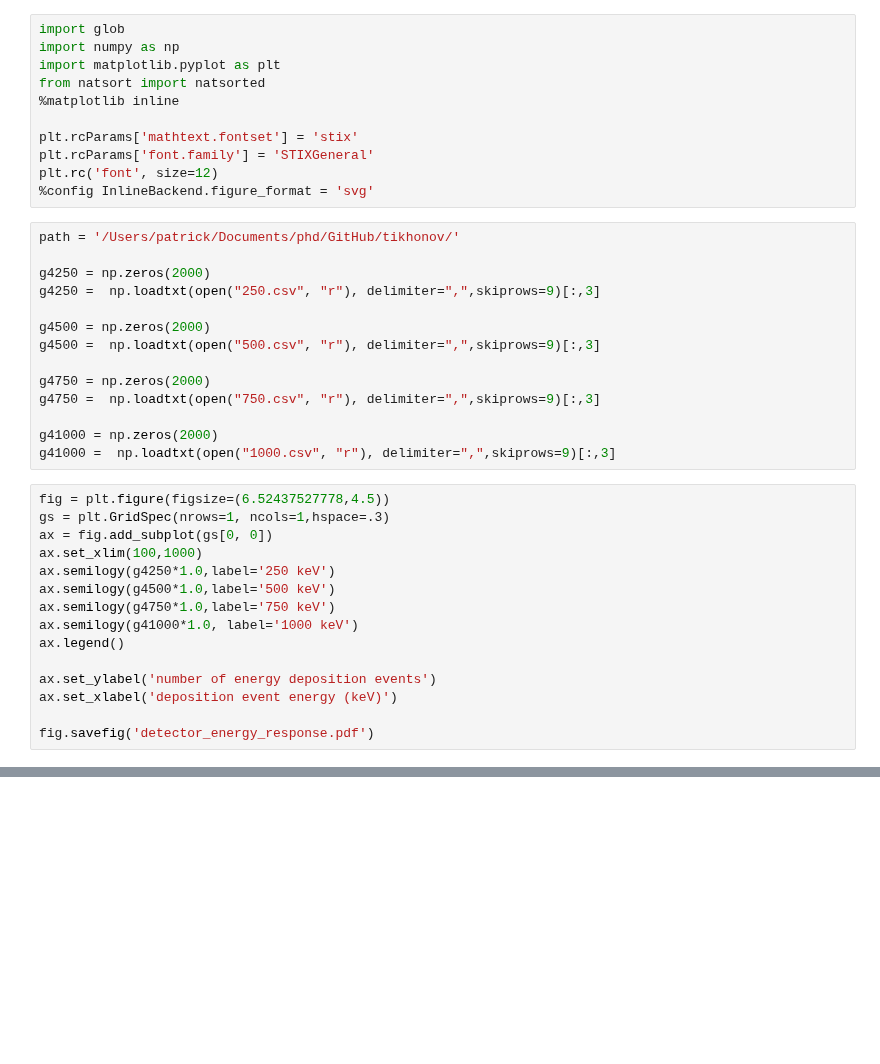
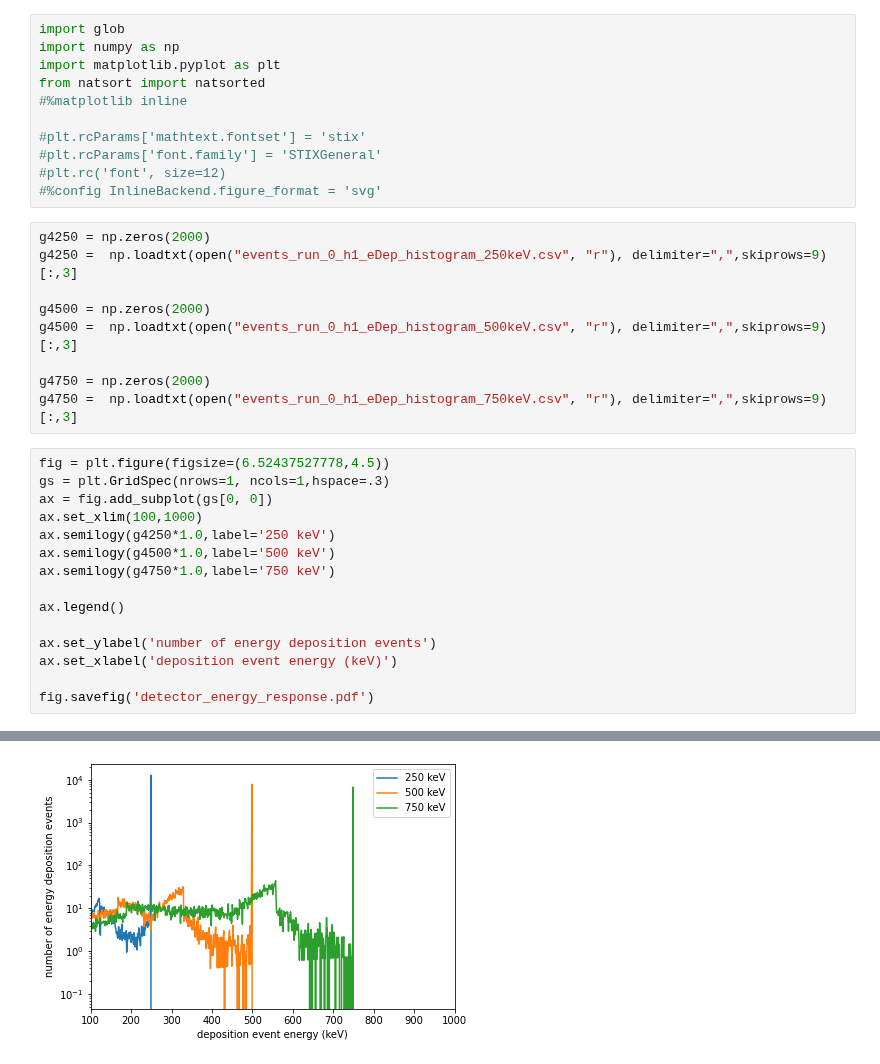
Before and after one commit to mrpatrick1991/thesis, a Jupyter notebook: figures/chapter_3/detector_energy_response/Untitled.ipynb, the cells around one changed output, grey strips where cells are left out. Drawn from its saved outputs; the diff is of its cells as text; blank space fills up the shorter version.

```diff
--- a/figures/chapter_3/detector_energy_response/Untitled.ipynb
+++ b/figures/chapter_3/detector_energy_response/Untitled.ipynb
@@ -3,26 +3,21 @@ import glob
 import numpy as np
 import matplotlib.pyplot as plt
 from natsort import natsorted
-%matplotlib inline
+#%matplotlib inline
 
-plt.rcParams['mathtext.fontset'] = 'stix'
-plt.rcParams['font.family'] = 'STIXGeneral'
-plt.rc('font', size=12)
-%config InlineBackend.figure_format = 'svg'
+#plt.rcParams['mathtext.fontset'] = 'stix'
+#plt.rcParams['font.family'] = 'STIXGeneral'
+#plt.rc('font', size=12)
+#%config InlineBackend.figure_format = 'svg'
 # %%
-path = '/Users/patrick/Documents/phd/GitHub/tikhonov/'
-
 g4250 = np.zeros(2000)
-g4250 =  np.loadtxt(open("250.csv", "r"), delimiter=",",skiprows=9)[:,3]
+g4250 =  np.loadtxt(open("events_run_0_h1_eDep_histogram_250keV.csv", "r"), delimiter=",",skiprows=9)[:,3]
 
 g4500 = np.zeros(2000)
-g4500 =  np.loadtxt(open("500.csv", "r"), delimiter=",",skiprows=9)[:,3]
+g4500 =  np.loadtxt(open("events_run_0_h1_eDep_histogram_500keV.csv", "r"), delimiter=",",skiprows=9)[:,3]
 
 g4750 = np.zeros(2000)
-g4750 =  np.loadtxt(open("750.csv", "r"), delimiter=",",skiprows=9)[:,3]
-
-g41000 = np.zeros(2000)
-g41000 =  np.loadtxt(open("1000.csv", "r"), delimiter=",",skiprows=9)[:,3]
+g4750 =  np.loadtxt(open("events_run_0_h1_eDep_histogram_750keV.csv", "r"), delimiter=",",skiprows=9)[:,3]
 # %%
 fig = plt.figure(figsize=(6.52437527778,4.5))
 gs = plt.GridSpec(nrows=1, ncols=1,hspace=.3)
@@ -31,7 +26,7 @@ ax.set_xlim(100,1000)
 ax.semilogy(g4250*1.0,label='250 keV')
 ax.semilogy(g4500*1.0,label='500 keV')
 ax.semilogy(g4750*1.0,label='750 keV')
-ax.semilogy(g41000*1.0, label='1000 keV')
+
 ax.legend()
 
 ax.set_ylabel('number of energy deposition events')
@@ -42,0 +37 @@ fig.savefig('detector_energy_response.pdf')
+[figure, added]
```
Also changed, not shown: parts of 5 cells of this notebook, 22 other files.
